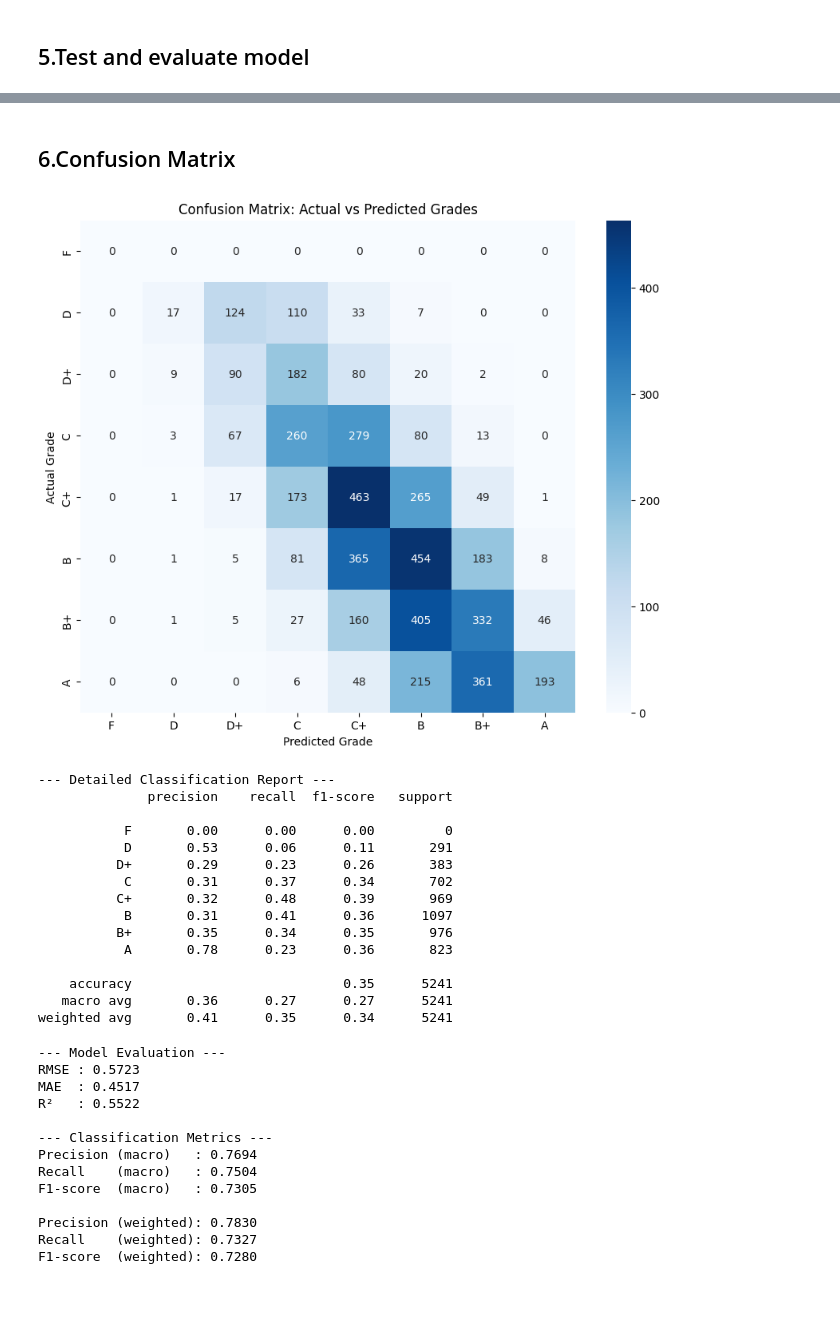
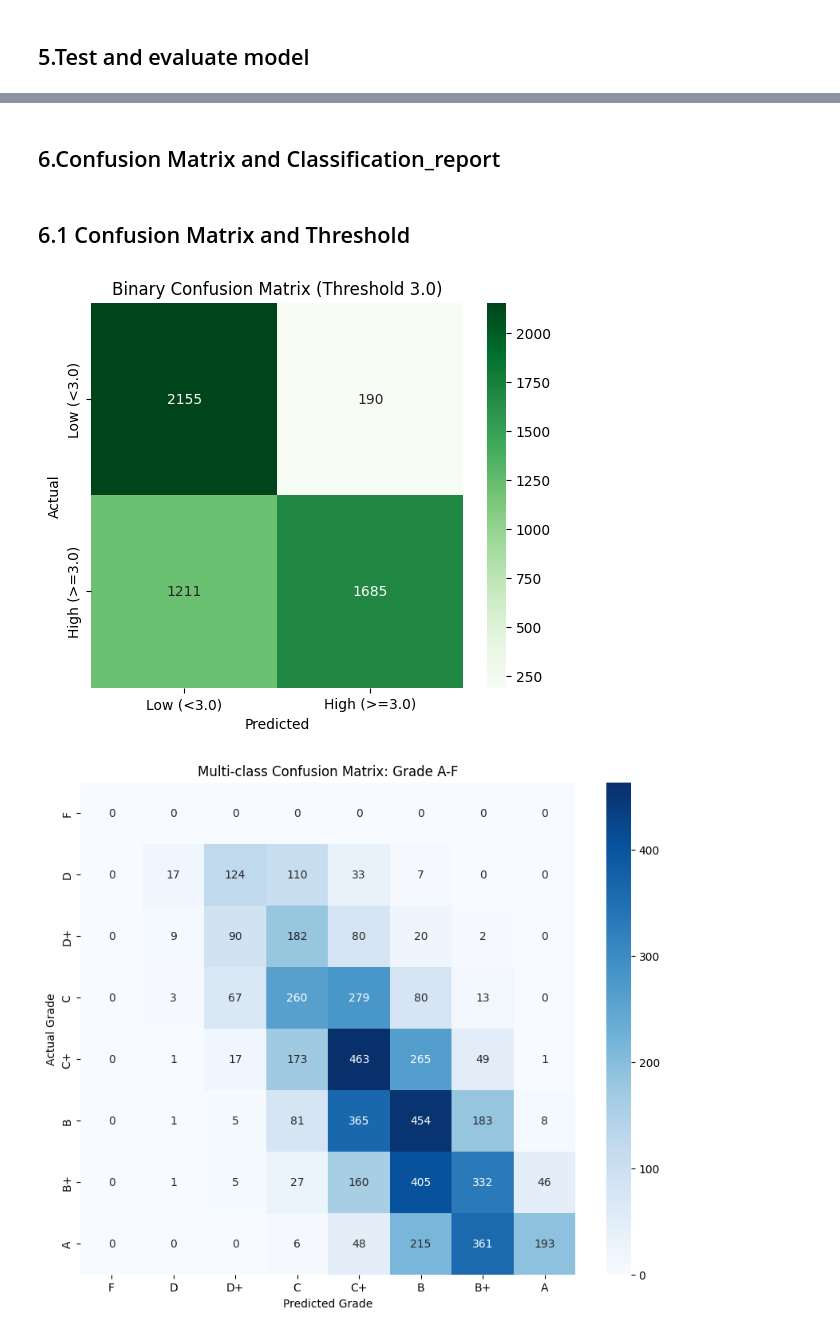
Before and after one commit to papangkorn00/ResearchProject-Experiments, a Jupyter notebook: NMF.ipynb, the cells around one changed output, grey strips where cells are left out. Saved outputs shown, nothing was run; the diff lists cells and outputs as text; code cells hidden in the pictures; blank space fills up the shorter version.

Commit message:
feat:add confusion matrix for threshold

```diff
--- a/NMF.ipynb
+++ b/NMF.ipynb
@@ -13,7 +13,8 @@ from surprise import accuracy
 from surprise.model_selection import GridSearchCV
 from sklearn.metrics import r2_score, precision_score, recall_score, f1_score
 import seaborn as sns
+import numpy as np
 from sklearn.metrics import confusion_matrix, classification_report
 
 # Define path
-data_path = '/home/sysadmin/ResearchProject-Experiments/datasets/student_grade.csv'
+data_path = 'datasets/student_grade.csv'
@@ -130,5 +92,5 @@ MAE:  0.4517
 # %% [markdown]
-## 6.Confusion Matrix
+## 6.Confusion Matrix and Classification_report
 # %%
 # 1. Define Mapping: Score -> Letter
 # ต้องเรียงลำดับจากน้อยไปมาก เพื่อให้ Matrix สวยงาม
@@ -179,23 +141,8 @@ plt.show()
 # 6. Classification Report
 print("\n--- Detailed Classification Report ---")
 print(classification_report(y_true_letters, y_pred_letters, target_names=valid_labels, zero_division=0,labels=valid_labels))
-# %% [output]
-[figure, removed]
---- Detailed Classification Report ---
-              precision    recall  f1-score   support
-
-           F       0.00      0.00      0.00         0
-           D       0.53      0.06      0.11       291
-          D+       0.29      0.23      0.26       383
-           C       0.31      0.37      0.34       702
-          C+       0.32      0.48      0.39       969
-           B       0.31      0.41      0.36      1097
-          B+       0.35      0.34      0.35       976
-           A       0.78      0.23      0.36       823
-
-    accuracy                           0.35      5241
-   macro avg       0.36      0.27      0.27      5241
-weighted avg       0.41      0.35      0.34      5241
+# %% [markdown]
+## 6.1 Confusion Matrix and Threshold
 # %%
 # === 3.4 Evaluate Performance ===
 print("\n--- Model Evaluation ---")
@@ -222,6 +169,7 @@ threshold = 3.0  # หรือ 3.0 ถ้าอยากโหดขึ้น
 y_true_cls = [1 if y >= threshold else 0 for y in y_true]
 y_pred_cls = [1 if y >= threshold else 0 for y in y_pred]
 
+
 # Macro = ให้น้ำหนักทุก class เท่ากัน
 precision_macro = precision_score(y_true_cls, y_pred_cls, average='macro')
 recall_macro    = recall_score(y_true_cls, y_pred_cls, average='macro')
@@ -240,20 +188,34 @@ print(f"F1-score  (macro)   : {f1_macro:.4f}")
 print(f"\nPrecision (weighted): {precision_weighted:.4f}")
 print(f"Recall    (weighted): {recall_weighted:.4f}")
 print(f"F1-score  (weighted): {f1_weighted:.4f}")
-# %% [output]
---- Model Evaluation ---
-RMSE : 0.5723
-MAE  : 0.4517
-R²   : 0.5522
-
---- Classification Metrics ---
-Precision (macro)   : 0.7694
-Recall    (macro)   : 0.7504
-F1-score  (macro)   : 0.7305
-
-Precision (weighted): 0.7830
-Recall    (weighted): 0.7327
-F1-score  (weighted): 0.7280
+# %%
+# --- 1. Confusion Matrix แบบ Binary (High/Low ตาม Threshold) ---
+cm_binary = confusion_matrix(y_true_cls, y_pred_cls)
+
+plt.figure(figsize=(6, 5))
+sns.heatmap(cm_binary, annot=True, fmt='d', cmap='Greens',
+            xticklabels=['Low (<3.0)', 'High (>=3.0)'],
+            yticklabels=['Low (<3.0)', 'High (>=3.0)'])
+plt.title(f'Binary Confusion Matrix (Threshold {threshold})')
+plt.xlabel('Predicted')
+plt.ylabel('Actual')
+plt.show()
+
+# --- 2. Confusion Matrix แบบรายเกรด (A-F) ---
+# ใช้ y_true_letters และ y_pred_letters จากที่แปลงไว้ก่อนหน้านี้
+cm_grades = confusion_matrix(y_true_letters, y_pred_letters, labels=valid_labels)
+
+plt.figure(figsize=(10, 8))
+sns.heatmap(cm_grades, annot=True, fmt='d', cmap='Blues',
+            xticklabels=valid_labels,
+            yticklabels=valid_labels)
+plt.title('Multi-class Confusion Matrix: Grade A-F')
+plt.xlabel('Predicted Grade')
+plt.ylabel('Actual Grade')
+plt.show()
+# %% [output]
+[figure, added]
+[figure, added]
 # %%
 y_true_raw = [pred.r_ui for pred in predictions]
 y_pred_raw = [pred.est for pred in predictions]
```
Also changed, not shown: parts of 9 cells of this notebook.
